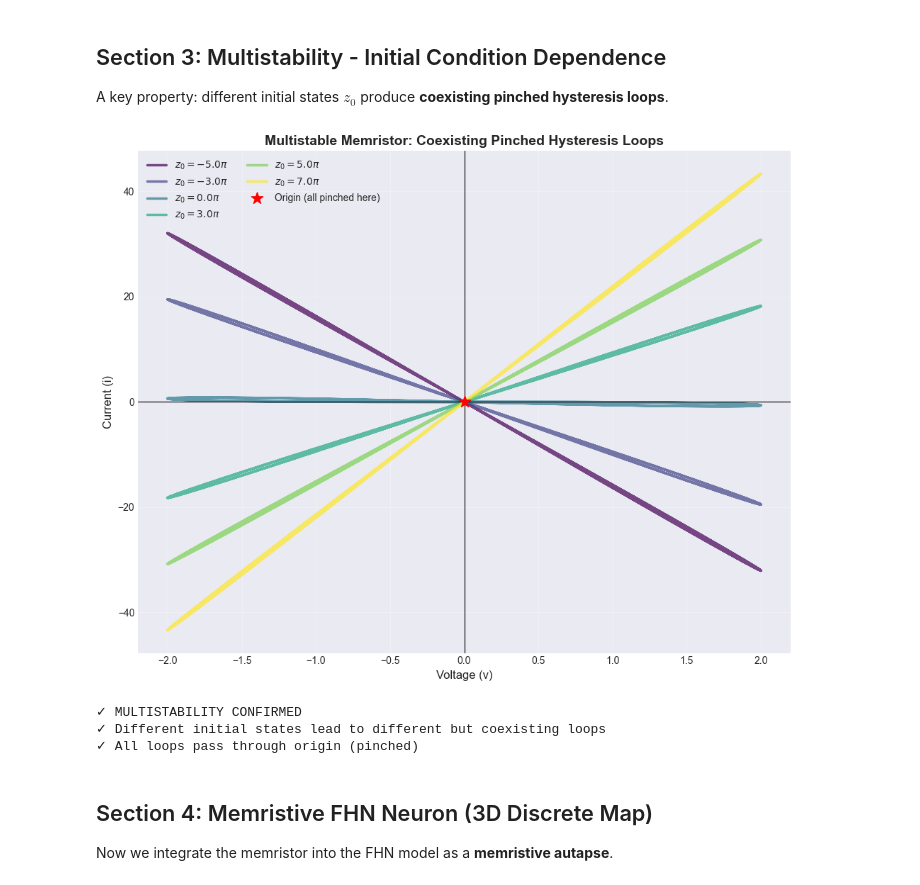
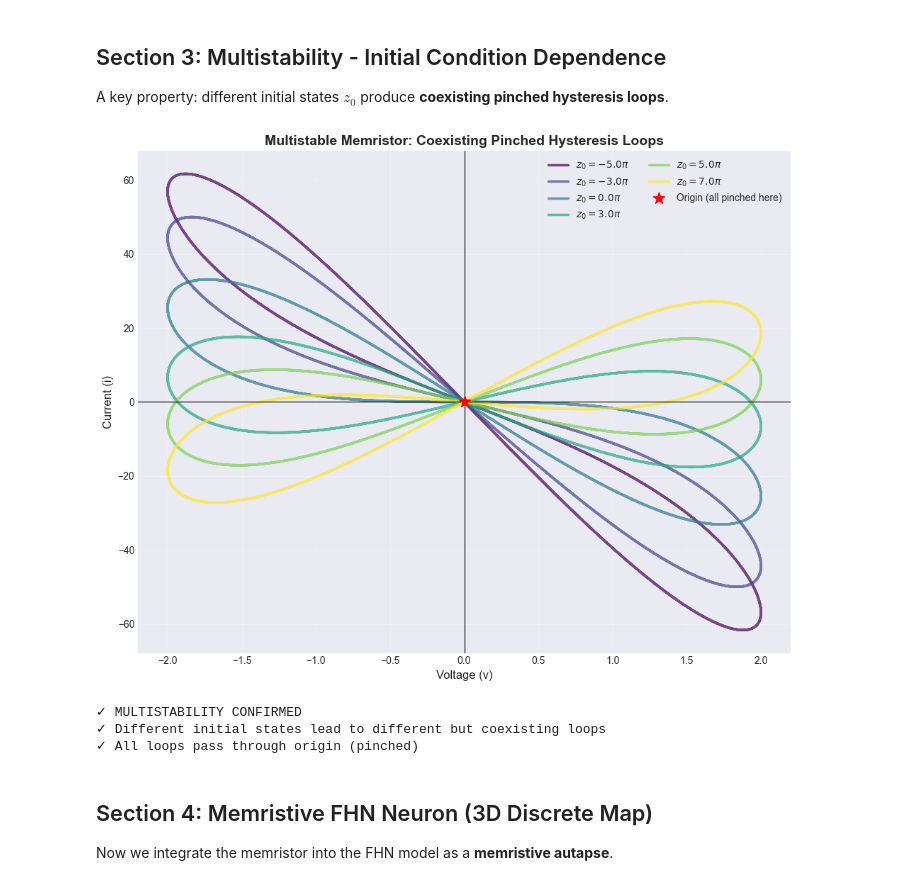
Before and after one commit to NJP6969/sbio-course-project, a Jupyter notebook: 03_memristive_synapse.ipynb, the cells around one changed output. Cells and saved outputs as stored; diff of their text form; code cells hidden in the pictures.

Commit message:
added new graphs

```diff
--- a/03_memristive_synapse.ipynb
+++ b/03_memristive_synapse.ipynb
@@ -113,10 +113,16 @@ print("Simulating hysteresis loops for different frequencies...")
 Simulating hysteresis loops for different frequencies...
 # %%
 # Plot frequency-dependent hysteresis
+# We use a lower frequency range to clearly see the loop opening
+frequencies = [0.1, 0.5, 2.0]
+A = 2.0
+x0 = 0.1
+
 fig, axes = plt.subplots(1, 3, figsize=(15, 4))
 
 for idx, f in enumerate(frequencies):
-    t, v, x, i = simulate_memristor_hysteresis(A, f, x0, n_cycles=3)
+    # Increase number of cycles for lower frequency to get enough data
+    t, v, x, i = simulate_memristor_hysteresis(A, f, x0, n_cycles=5)
 
     axes[idx].plot(v, i, linewidth=2, color='darkred')
     axes[idx].scatter(0, 0, s=100, c='blue', marker='o', zorder=5, label='Origin (pinched)')
@@ -173,35 +179,37 @@ print("✓ Hysteresis loop area increases with amplitude")
 A key property: different initial states $z_0$ produce **coexisting pinched hysteresis loops**.
 # %%
 # Test different initial conditions
+# Use much lower frequency to see the actual hysteresis LOOPS
 initial_states = [-5*np.pi, -3*np.pi, 0, 3*np.pi, 5*np.pi, 7*np.pi]
 colors = plt.cm.viridis(np.linspace(0, 1, len(initial_states)))
 
 fig, ax = plt.subplots(figsize=(10, 8))
 
 for idx, x0_test in enumerate(initial_states):
-    t, v, x, i = simulate_memristor_hysteresis(A=2.0, f=2.0, x0=x0_test, n_cycles=3)
+    # Use very low frequency (0.05 Hz) and more cycles to see the pinched loops
+    t, v, x, i = simulate_memristor_hysteresis(A=2.0, f=0.05, x0=x0_test, n_cycles=3)
 
     ax.plot(v, i, linewidth=2.5, color=colors[idx], alpha=0.7,
-            label=f'$z_0 = {x0_test/np.pi:.1f}\pi$')
+            label=fr'$z_0 = {x0_test/np.pi:.1f}\pi$')
 
 ax.scatter(0, 0, s=150, c='red', marker='*', zorder=10, label='Origin (all pinched here)')
 ax.set_xlabel('Voltage (v)', fontsize=12)
 ax.set_ylabel('Current (i)', fontsize=12)
 ax.set_title('Multistable Memristor: Coexisting Pinched Hysteresis Loops',
              fontsize=14, fontweight='bold')
 ax.legend(loc='best', fontsize=10, ncol=2)
 ax.grid(True, alpha=0.3)
 ax.axhline(0, color='k', linewidth=0.8)
 ax.axvline(0, color='k', linewidth=0.8)
 
 plt.tight_layout()
 plt.show()
 
 print("✓ MULTISTABILITY CONFIRMED")
 print("✓ Different initial states lead to different but coexisting loops")
 print("✓ All loops pass through origin (pinched)")
 # %% [output]
-[figure, old version]
+[figure, new version]
 ✓ MULTISTABILITY CONFIRMED
 ✓ Different initial states lead to different but coexisting loops
 ✓ All loops pass through origin (pinched)
```
Also changed, not shown: parts of 13 cells of this notebook, 2 other files.
